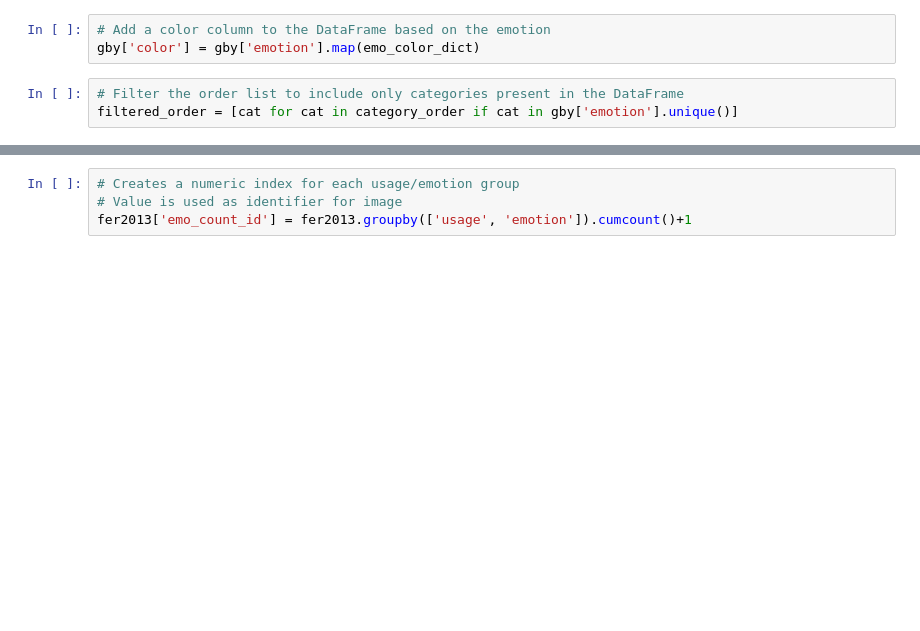
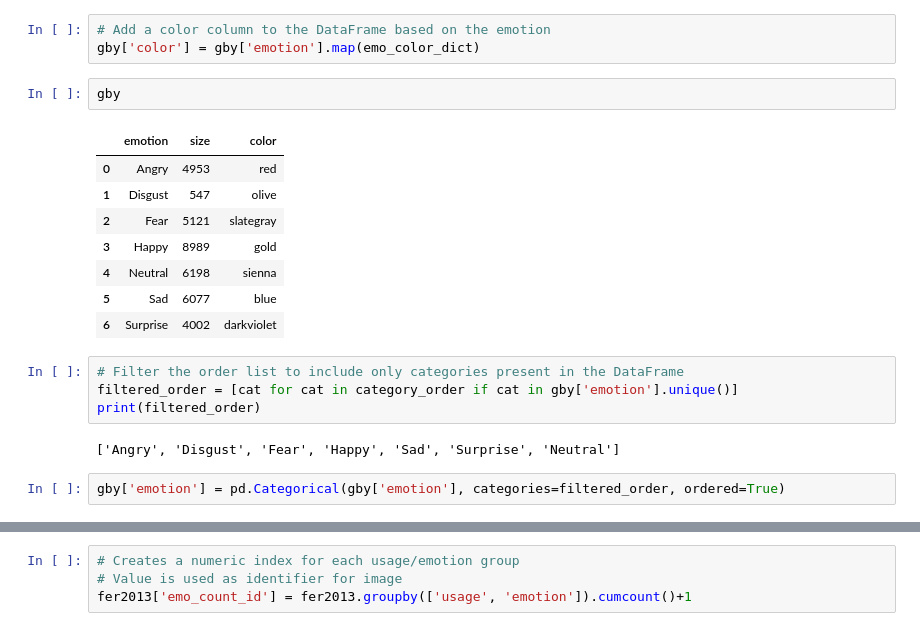
Before and after one commit to dlumian/EmotionFaceClassifier, a Jupyter notebook: notebooks/1_data_preprocessing.ipynb, the cells around one changed output, grey strips where cells are left out. Cells and saved outputs as stored; diff of their text form; blank space fills up the shorter version.

```diff
--- a/notebooks/1_data_preprocessing.ipynb
+++ b/notebooks/1_data_preprocessing.ipynb
@@ -146,6 +147,22 @@ gby
 # %%
 # Add a color column to the DataFrame based on the emotion
 gby['color'] = gby['emotion'].map(emo_color_dict)
+# %%
+gby
+# %% [output]
+|  | emotion | size | color |
+| 0 | Angry | 4953 | red |
+| 1 | Disgust | 547 | olive |
+| 2 | Fear | 5121 | slategray |
+| 3 | Happy | 8989 | gold |
+| 4 | Neutral | 6198 | sienna |
+| 5 | Sad | 6077 | blue |
+| 6 | Surprise | 4002 | darkviolet |
 # %%
 # Filter the order list to include only categories present in the DataFrame
 filtered_order = [cat for cat in category_order if cat in gby['emotion'].unique()]
+print(filtered_order)
+# %% [output]
+['Angry', 'Disgust', 'Fear', 'Happy', 'Sad', 'Surprise', 'Neutral']
+# %%
+gby['emotion'] = pd.Categorical(gby['emotion'], categories=filtered_order, ordered=True)
```
Also changed, not shown: parts of 6 cells of this notebook, 22 other files.
